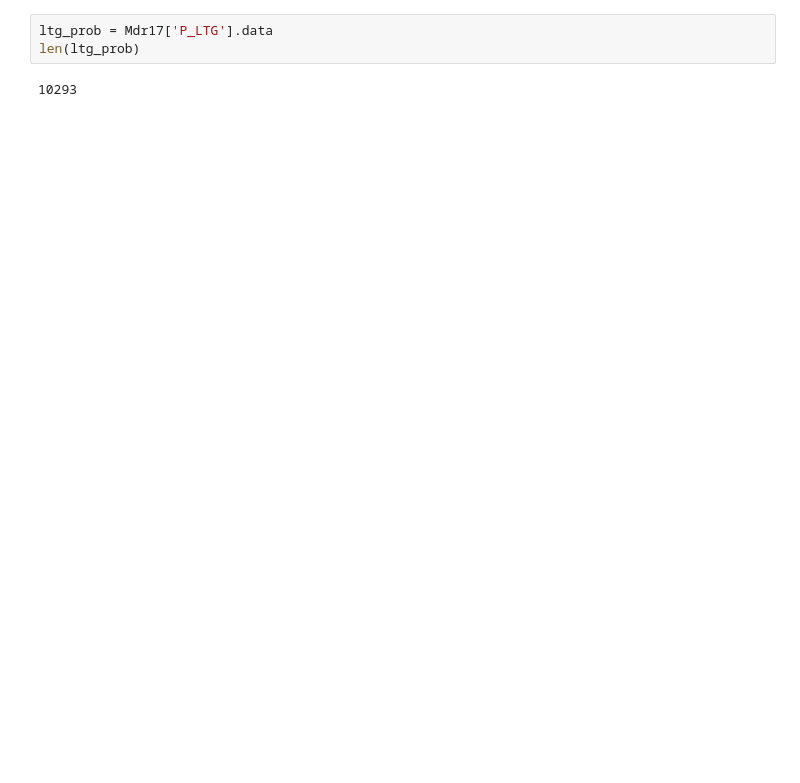
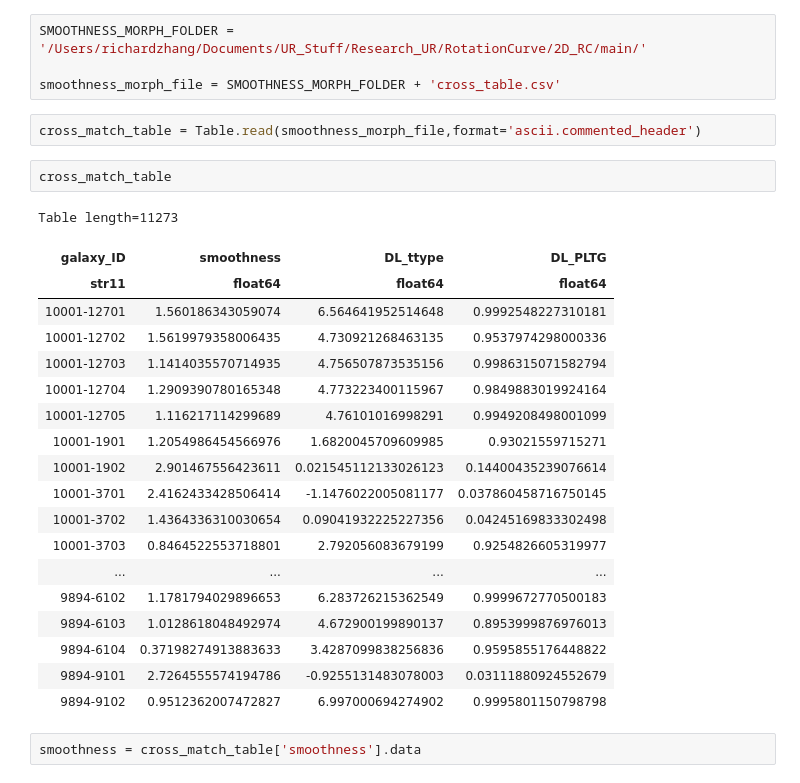
Before and after one commit to yzh250/RotationCurve, a Jupyter notebook: 2D_RC/main/Notebooks/Untitled1.ipynb, the cells around one changed output. Saved outputs shown, nothing was run; the diff lists cells and outputs as text; blank space fills up the shorter version.

```diff
--- a/2D_RC/main/Notebooks/Untitled1.ipynb
+++ b/2D_RC/main/Notebooks/Untitled1.ipynb
@@ -87,6 +11,31 @@ Table masked=True length=10293
-# %%
-ltg_prob = Mdr17['P_LTG'].data
-len(ltg_prob)
-# %% [output]
-10293
+# %%
+SMOOTHNESS_MORPH_FOLDER = '/Users/richardzhang/Documents/UR_Stuff/Research_UR/RotationCurve/2D_RC/main/'
+
+smoothness_morph_file = SMOOTHNESS_MORPH_FOLDER + 'cross_table.csv'
+# %%
+cross_match_table = Table.read(smoothness_morph_file,format='ascii.commented_header')
+# %%
+cross_match_table
+# %% [output]
+Table length=11273
+| galaxy_ID | smoothness | DL_ttype | DL_PLTG |
+| str11 | float64 | float64 | float64 |
+| 10001-12701 | 1.560186343059074 | 6.564641952514648 | 0.9992548227310181 |
+| 10001-12702 | 1.5619979358006435 | 4.730921268463135 | 0.9537974298000336 |
+| 10001-12703 | 1.1414035570714935 | 4.756507873535156 | 0.9986315071582794 |
+| 10001-12704 | 1.2909390780165348 | 4.773223400115967 | 0.9849883019924164 |
+| 10001-12705 | 1.116217114299689 | 4.76101016998291 | 0.9949208498001099 |
+| 10001-1901 | 1.2054986454566976 | 1.6820045709609985 | 0.93021559715271 |
+| 10001-1902 | 2.901467556423611 | 0.021545112133026123 | 0.14400435239076614 |
+| 10001-3701 | 2.4162433428506414 | -1.1476022005081177 | 0.037860458716750145 |
+| 10001-3702 | 1.4364336310030654 | 0.09041932225227356 | 0.04245169833302498 |
+| 10001-3703 | 0.8464522553718801 | 2.792056083679199 | 0.9254826605319977 |
+| ... | ... | ... | ... |
+| 9894-6102 | 1.1781794029896653 | 6.283726215362549 | 0.9999672770500183 |
+| 9894-6103 | 1.0128618048492974 | 4.672900199890137 | 0.8953999876976013 |
+| 9894-6104 | 0.37198274913883633 | 3.4287099838256836 | 0.9595855176448822 |
+| 9894-9101 | 2.7264555574194786 | -0.9255131483078003 | 0.03111880924552679 |
+| 9894-9102 | 0.9512362007472827 | 6.997000694274902 | 0.9995801150798798 |
+# %%
+smoothness = cross_match_table['smoothness'].data
 # %%
```
Also changed, not shown: parts of 21 cells of this notebook, 7 other files.
